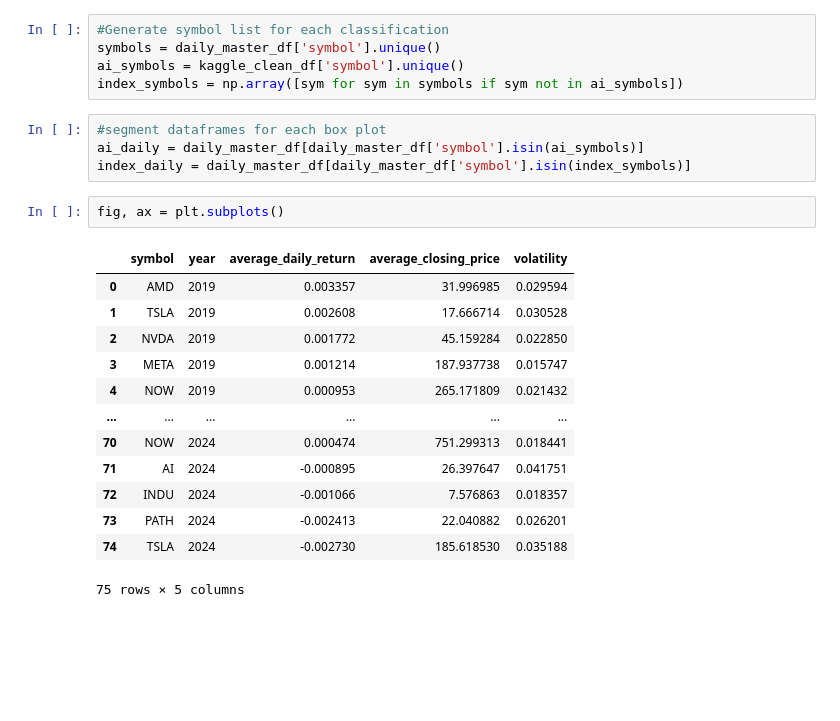
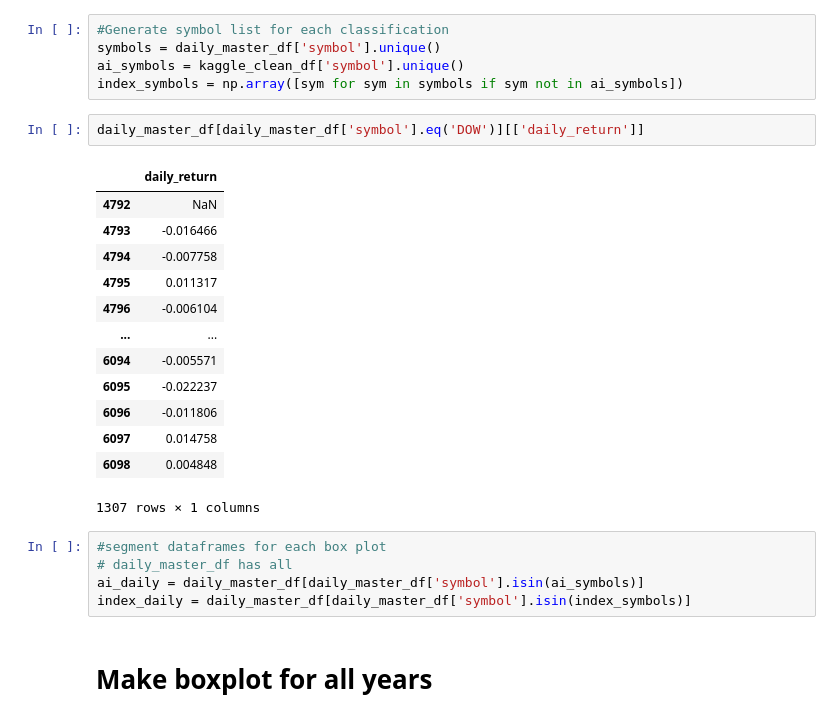
Before and after one commit to Nate-Sheibley/Top-10-AI-stocks-5y-overview, a Jupyter notebook: AIStocksProject/box_plts&anova_tests.ipynb, the cells around one changed output. Saved outputs shown, nothing was run; the diff lists cells and outputs as text; blank space fills up the shorter version.

```diff
--- a/AIStocksProject/box_plts&anova_tests.ipynb
+++ b/AIStocksProject/box_plts&anova_tests.ipynb
@@ -21,23 +21,26 @@ kaggle_clean_df = pd.read_csv(kaggle_clean_path)
 symbols = daily_master_df['symbol'].unique()
 ai_symbols = kaggle_clean_df['symbol'].unique()
 index_symbols = np.array([sym for sym in symbols if sym not in ai_symbols])
+# %%
+daily_master_df[daily_master_df['symbol'].eq('DOW')][['daily_return']]
+# %% [output]
+|  | daily_return |
+| 4792 | NaN |
+| 4793 | -0.016466 |
+| 4794 | -0.007758 |
+| 4795 | 0.011317 |
+| 4796 | -0.006104 |
+| ... | ... |
+| 6094 | -0.005571 |
+| 6095 | -0.022237 |
+| 6096 | -0.011806 |
+| 6097 | 0.014758 |
+| 6098 | 0.004848 |
+1307 rows × 1 columns
 # %%
 #segment dataframes for each box plot
+# daily_master_df has all
 ai_daily = daily_master_df[daily_master_df['symbol'].isin(ai_symbols)]
 index_daily = daily_master_df[daily_master_df['symbol'].isin(index_symbols)]
-# %%
-fig, ax = plt.subplots()
-# %% [output]
-|  | symbol | year | average_daily_return | average_closing_price | volatility |
-| 0 | AMD | 2019 | 0.003357 | 31.996985 | 0.029594 |
-| 1 | TSLA | 2019 | 0.002608 | 17.666714 | 0.030528 |
-| 2 | NVDA | 2019 | 0.001772 | 45.159284 | 0.022850 |
-| 3 | META | 2019 | 0.001214 | 187.937738 | 0.015747 |
-| 4 | NOW | 2019 | 0.000953 | 265.171809 | 0.021432 |
-| ... | ... | ... | ... | ... | ... |
-| 70 | NOW | 2024 | 0.000474 | 751.299313 | 0.018441 |
-| 71 | AI | 2024 | -0.000895 | 26.397647 | 0.041751 |
-| 72 | INDU | 2024 | -0.001066 | 7.576863 | 0.018357 |
-| 73 | PATH | 2024 | -0.002413 | 22.040882 | 0.026201 |
-| 74 | TSLA | 2024 | -0.002730 | 185.618530 | 0.035188 |
-75 rows × 5 columns
+# %% [markdown]
+# Make boxplot for all years
```
Also changed, not shown: parts of 8 cells of this notebook.
